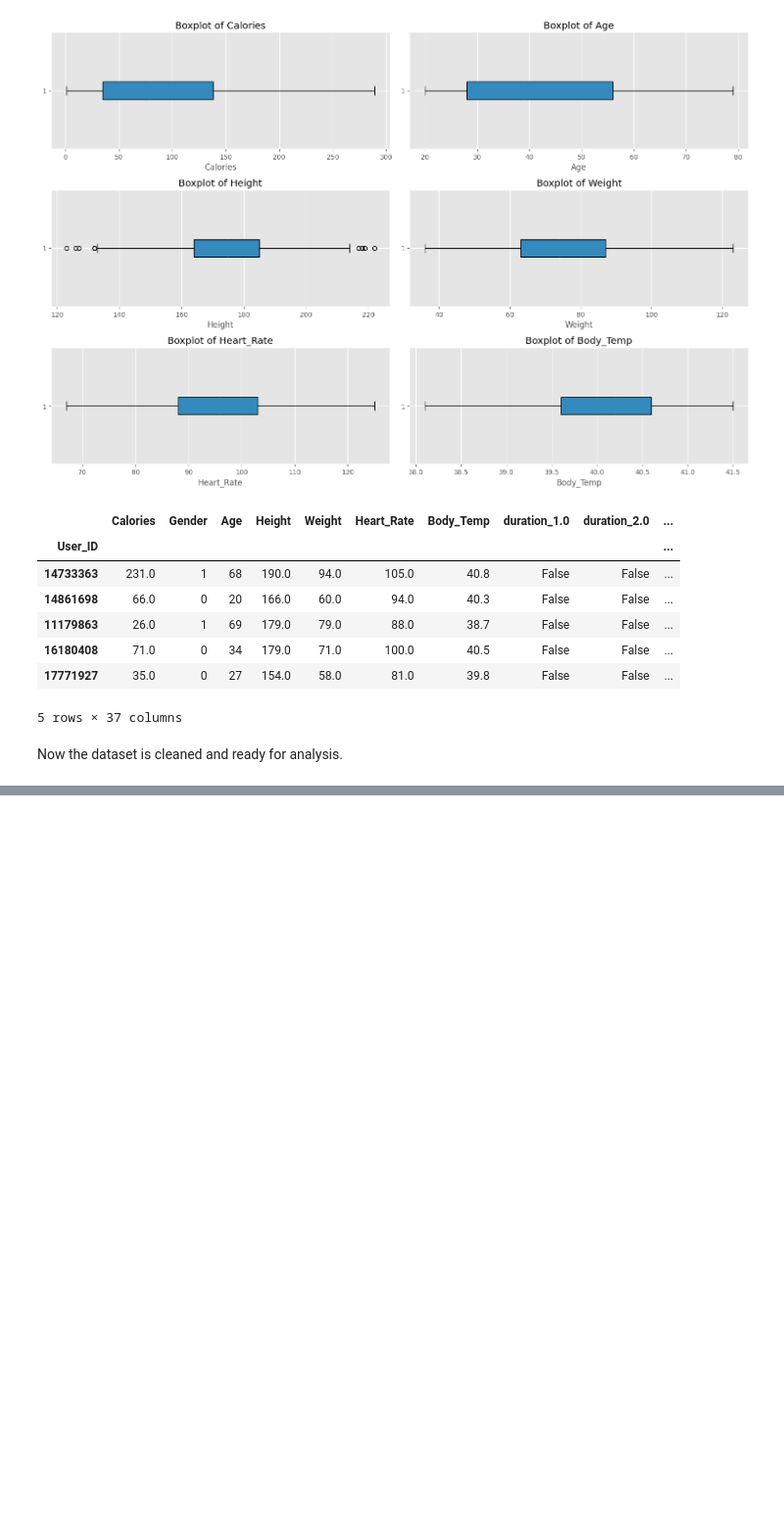
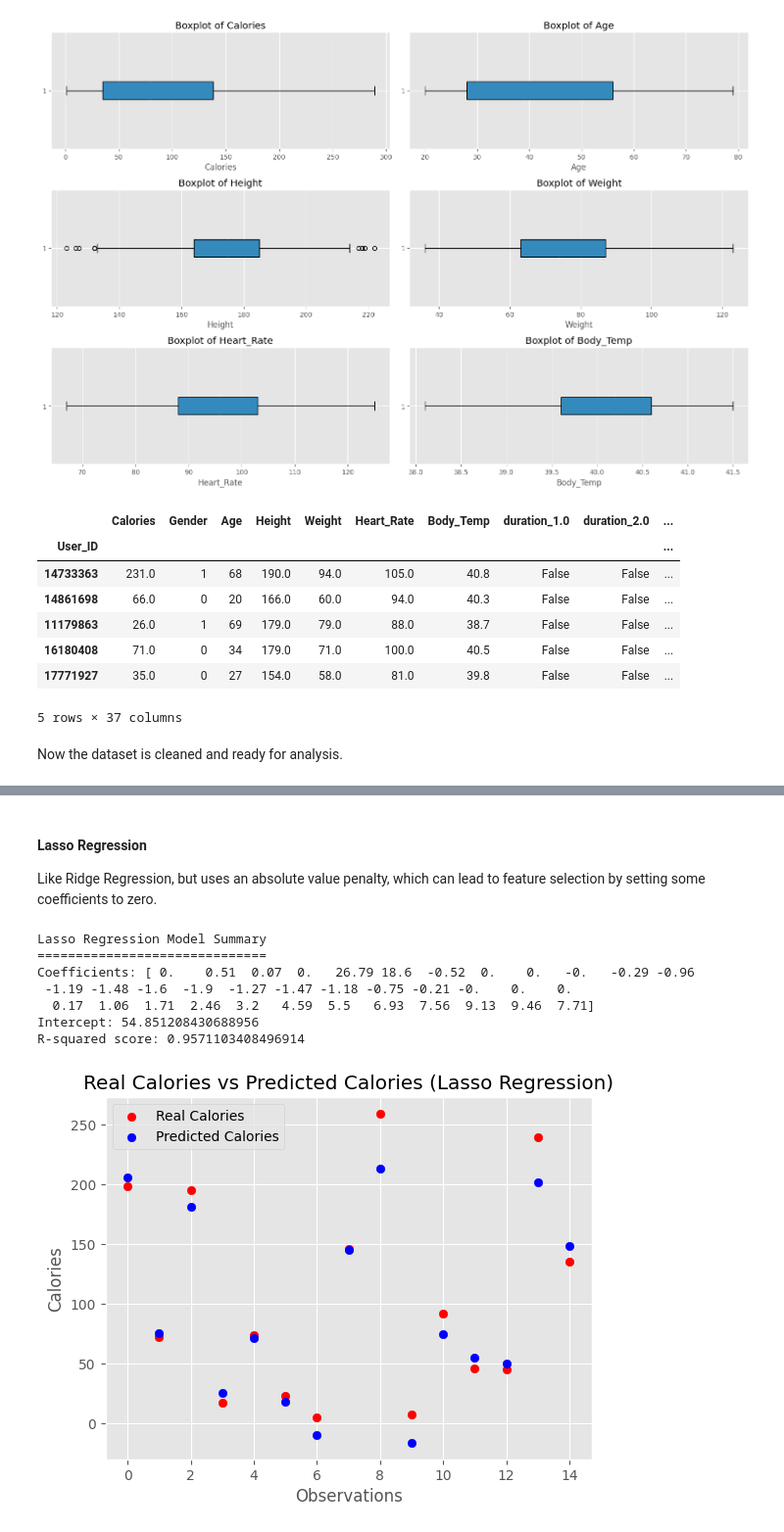
Before and after one commit to SadaruwanSRI/Analyzing-and-Predicting-Calories-Burned, a Jupyter notebook: Note_book.ipynb, the cells around one changed output, grey strips where cells are left out. Shown at 98% size. Saved outputs shown, nothing was run; the diff lists cells and outputs as text; code cells hidden in the pictures; blank space fills up the shorter version.

```diff
--- a/Note_book.ipynb
+++ b/Note_book.ipynb
@@ -793,0 +913,39 @@ Now the dataset is cleaned and ready for analysis.
+# %% [markdown]
+#### Lasso Regression
+Like Ridge Regression, but uses an absolute value penalty, which can lead to feature selection by setting some coefficients to zero.
+# %%
+from sklearn.linear_model import Lasso
+
+# Initialize the Lasso regressor with an alpha value
+lasso_regressor = Lasso(alpha=1.0)
+
+# Fit the Lasso regressor to the training data
+lasso_regressor.fit(X_train, y_train)
+
+# Predict the test set results
+y_pred_lasso = lasso_regressor.predict(X_test)
+
+# Display model summary information
+print("Lasso Regression Model Summary")
+print("==============================")
+print(f"Coefficients: {lasso_regressor.coef_}")
+print(f"Intercept: {lasso_regressor.intercept_}")
+print(f"R-squared score: {lasso_regressor.score(X_test, y_test)}")
+
+# Plot the real vs predicted Calories
+plt.scatter(range(0, 15), y_test[0:15], color='red', label='Real Calories')
+plt.scatter(range(0, 15), y_pred_lasso[0:15], color='blue', label='Predicted Calories')
+plt.title("Real Calories vs Predicted Calories (Lasso Regression)")
+plt.xlabel("Observations")
+plt.ylabel("Calories")
+plt.legend()
+plt.show()
+# %% [output]
+Lasso Regression Model Summary
+==============================
+Coefficients: [ 0.    0.51  0.07  0.   26.79 18.6  -0.52  0.    0.   -0.   -0.29 -0.96
+ -1.19 -1.48 -1.6  -1.9  -1.27 -1.47 -1.18 -0.75 -0.21 -0.    0.    0.
+  0.17  1.06  1.71  2.46  3.2   4.59  5.5   6.93  7.56  9.13  9.46  7.71]
+Intercept: 54.851208430688956
+R-squared score: 0.9571103408496914
+[figure, added]
```
Also changed, not shown: parts of 24 cells of this notebook.
